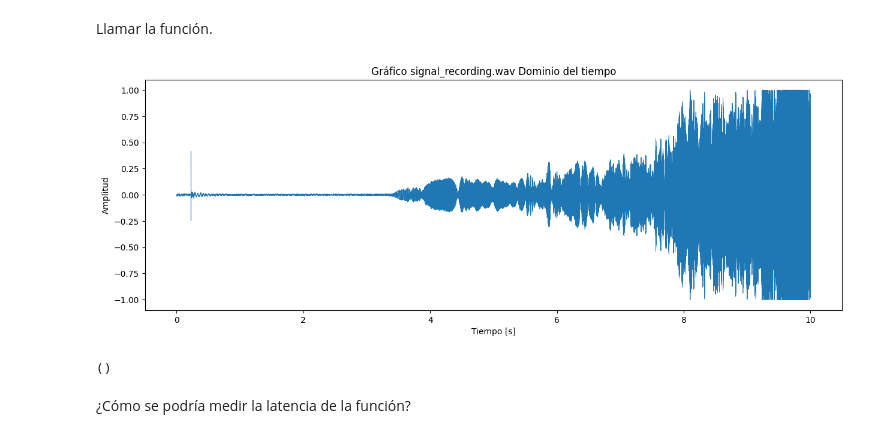
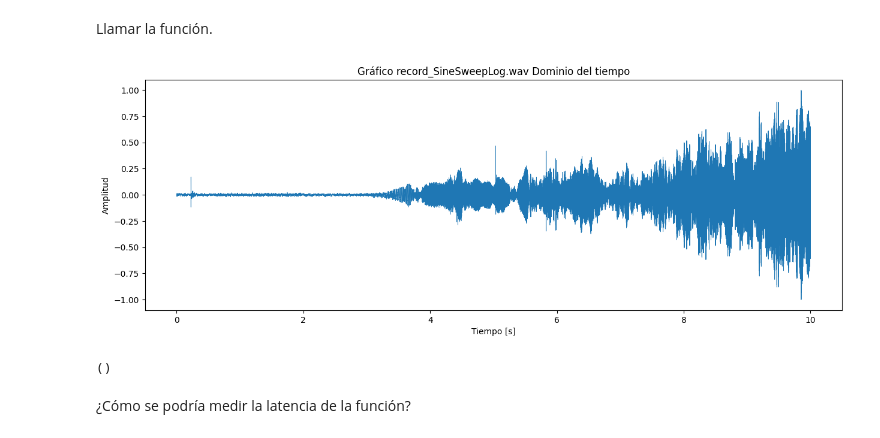
Before and after one commit to LucaFalchini/signal_sistems, a Jupyter notebook: noteboks/primer_entrega.ipynb, the cells around one changed output. Saved outputs shown, nothing was run; the diff lists cells and outputs as text; code cells hidden in the pictures.

```diff
--- a/noteboks/primer_entrega.ipynb
+++ b/noteboks/primer_entrega.ipynb
@@ -455,8 +455,8 @@ signal = 'SineSweepLog.wav'
 record_signal(signal, 1, 4, 10)
 # %%
-time_domain_plot('signal_recording.wav')
+time_domain_plot('record_SineSweepLog.wav')
 # %% [output]
-[figure, old version]
+[figure, new version]
 ()
 # %% [markdown]
 ¿Cómo se podría medir la latencia de la función?
```
Also changed, not shown: parts of 9 cells of this notebook, 5 other files.
